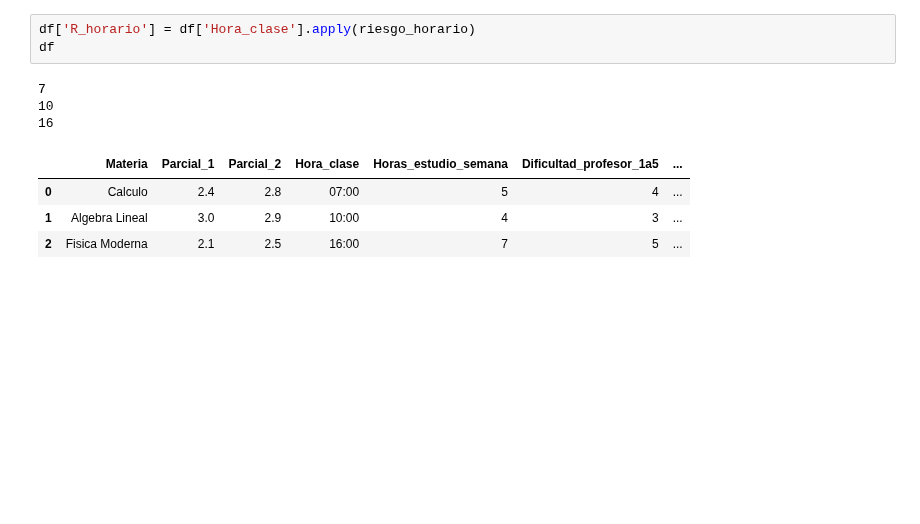
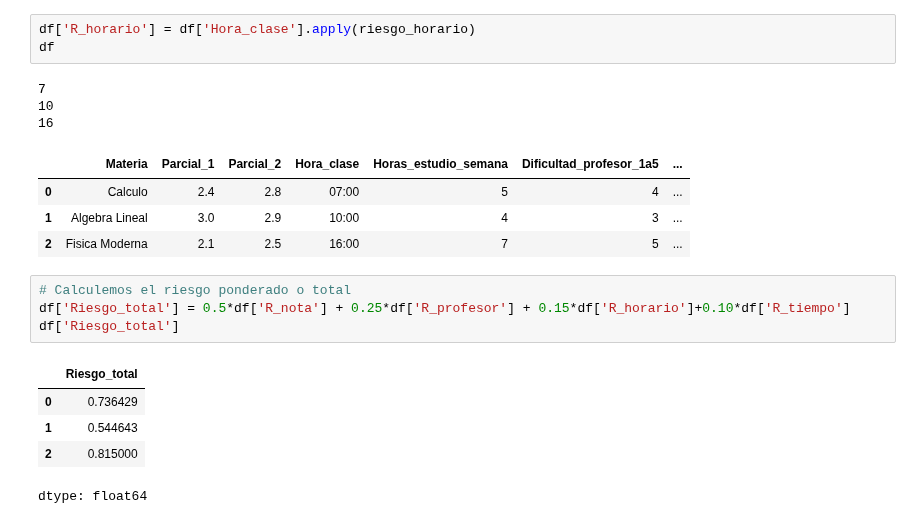
Before and after one commit to asegura4488/MetodosComputacionales2026, a Jupyter notebook: Semana13/RiesgoMaterias.ipynb, the cells around one changed output. Drawn from its saved outputs; the diff is of its cells as text; blank space fills up the shorter version.

```diff
--- a/Semana13/RiesgoMaterias.ipynb
+++ b/Semana13/RiesgoMaterias.ipynb
@@ -75,3 +75,13 @@ df
 | 0 | Calculo | 2.4 | 2.8 | 07:00 | 5 | 4 | ... |
 | 1 | Algebra Lineal | 3.0 | 2.9 | 10:00 | 4 | 3 | ... |
 | 2 | Fisica Moderna | 2.1 | 2.5 | 16:00 | 7 | 5 | ... |
+# %%
+# Calculemos el riesgo ponderado o total
+df['Riesgo_total'] = 0.5*df['R_nota'] + 0.25*df['R_profesor'] + 0.15*df['R_horario']+0.10*df['R_tiempo']
+df['Riesgo_total']
+# %% [output]
+|  | Riesgo_total |
+| 0 | 0.736429 |
+| 1 | 0.544643 |
+| 2 | 0.815000 |
+dtype: float64
```
